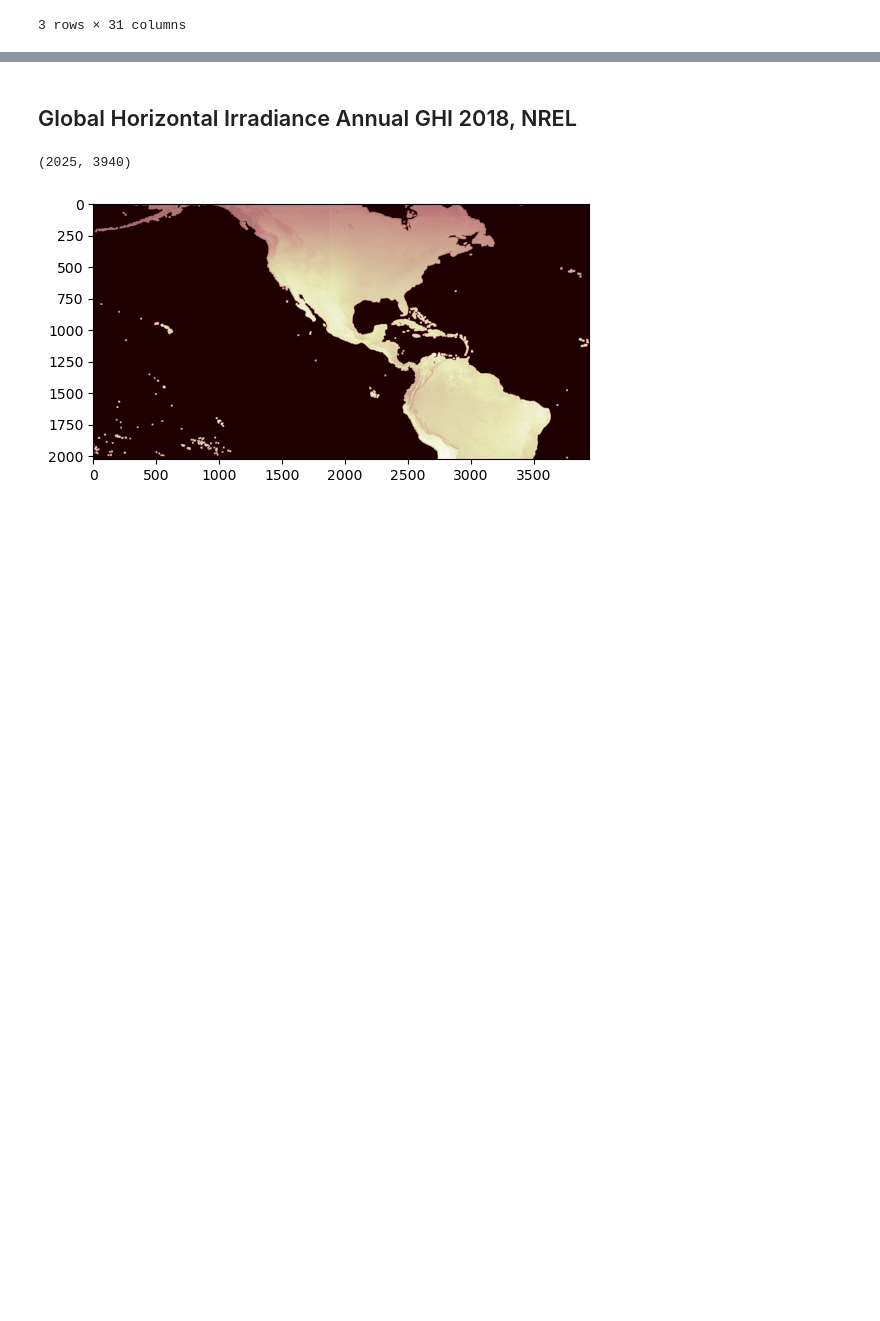
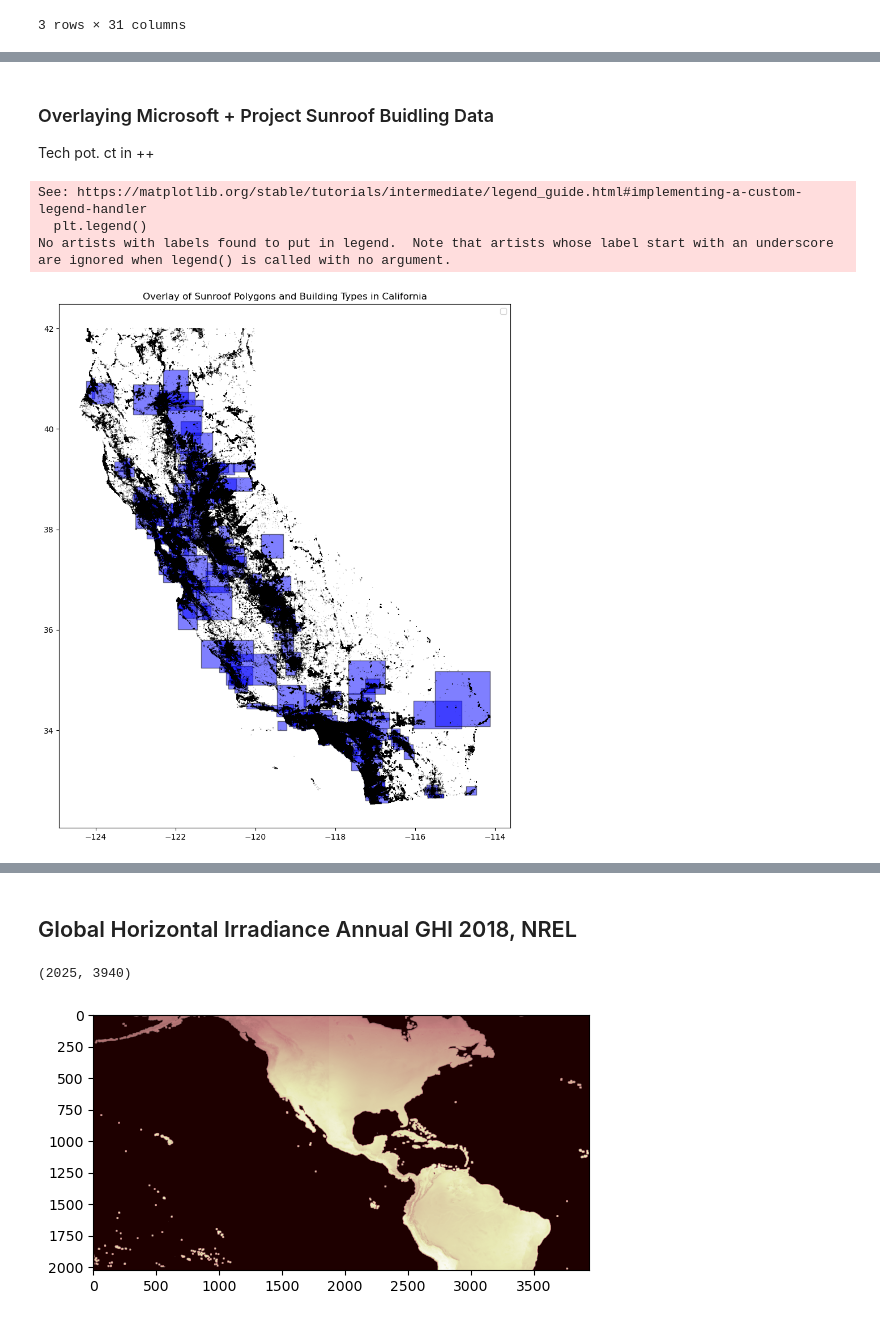
Before and after one commit to The2035Initiative/cca_grid_modeling_project, a Jupyter notebook: Script/Thrust_2.1_Building_Energy_DS/Python/ca_grid_model_data_exploration.ipynb, the cells around one changed output, grey strips where cells are left out. Saved outputs shown, nothing was run; the diff lists cells and outputs as text; code cells hidden in the pictures; blank space fills up the shorter version.

```diff
--- a/Script/Thrust_2.1_Building_Energy_DS/Python/ca_grid_model_data_exploration.ipynb
+++ b/Script/Thrust_2.1_Building_Energy_DS/Python/ca_grid_model_data_exploration.ipynb
@@ -72,7 +63,7 @@ buildings.plot()
 ## Google's Project Sunroof
 # %%
 # read in Google's Project Sunroof Data
-sunroof_data_path = '../../../rooftop_solar_potential_data/project-sunroof-census_tract.csv'
+sunroof_data_path = '../../../data/Thrust_2.1_Building_Energy_DS/rooftop_solar_potential_data/project-sunroof-census_tract.csv'
 
 sunroof_data = pd.read_csv(sunroof_data_path)
 
@@ -104,0 +96,23 @@ sunroof_ca
+# %%
+#------------------------------------
+# ---- Create  Sunroof Polygons  ----
+#------------------------------------
+# Function to create a polygon from bounding box coordinates
+def create_polygon(row):
+
+    return Polygon([
+        (row['lng_min'], row['lat_min']),
+        (row['lng_min'], row['lat_max']),
+        (row['lng_max'], row['lat_max']),
+        (row['lng_max'], row['lat_min']),
+        # Closing the polygon
+        (row['lng_min'], row['lat_min'])
+    ])
+
+
+sunroof_ca.loc[:, 'geometry'] = sunroof_ca.apply(create_polygon, axis = 1)
+
+# Convert to GeoDataFrame
+sunroof_ca = gpd.GeoDataFrame(sunroof_ca, geometry='polygon', crs="EPSG:4326")
+
+sunroof_ca.head(3)
@@ -104,0 +125,25 @@ sunroof_ca
+# %% [markdown]
+### Overlaying Microsoft + Project Sunroof Buidling Data
+
+Tech pot. ct in ++
+# %%
+# Plot both datasets
+fig, ax = plt.subplots(figsize=(12, 12))
+
+# Plot the sunroof_ca polygons
+sunroof_ca.plot(ax=ax, color='blue', alpha=0.5, edgecolor='k', label='Sunroof Polygons')
+
+# Plot the buildings dataset
+buildings.plot(ax=ax, color='orange', alpha=0.5, edgecolor='k', label='Microsoft Building Footprints')
+
+# Add legend and title
+plt.legend()
+plt.title('Overlay of Sunroof Polygons and Building Types in California')
+
+# Show the plot
+plt.show()
+# %% [output]
+See: https://matplotlib.org/stable/tutorials/intermediate/legend_guide.html#implementing-a-custom-legend-handler
+  plt.legend()
+No artists with labels found to put in legend.  Note that artists whose label start with an underscore are ignored when legend() is called with no argument.
+[figure, added]
```
Also changed, not shown: parts of 18 cells of this notebook, 8 other files.
